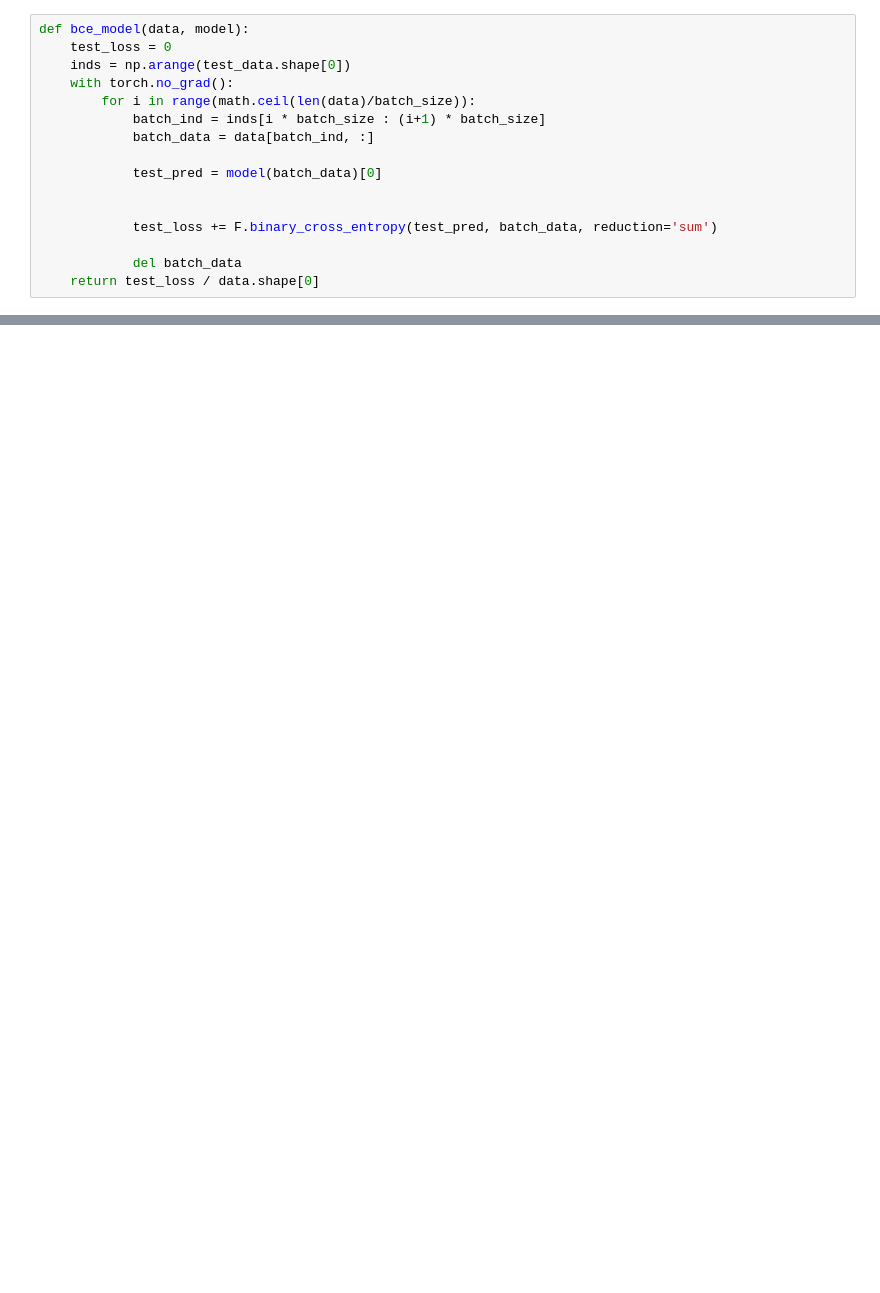
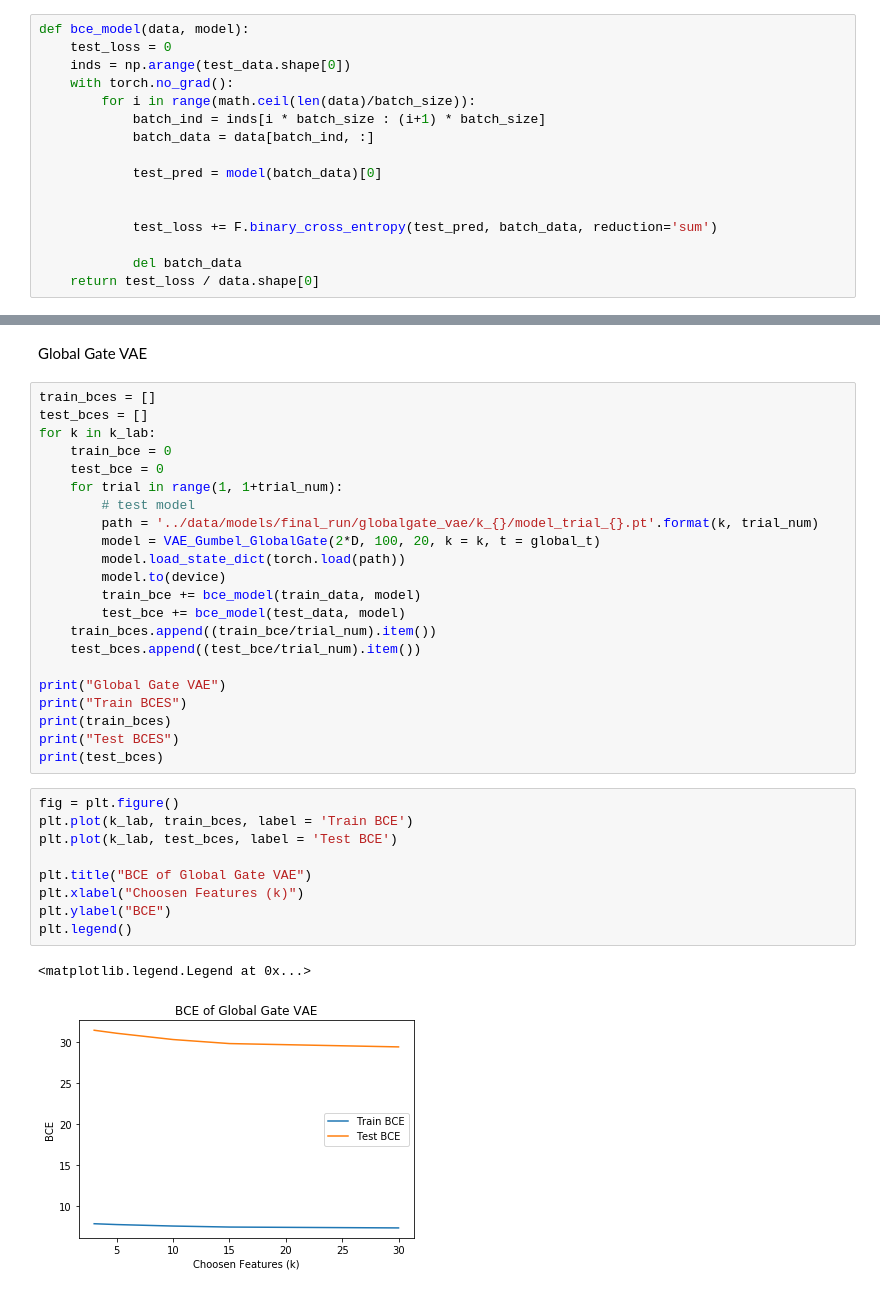
Before and after one commit to beelze-b/Differentiable-Sparse-Subset-Selection, a Jupyter notebook: notebooks/14_Visualization.ipynb, the cells around one changed output, grey strips where cells are left out. Cells and saved outputs as stored; diff of their text form; blank space fills up the shorter version.

```diff
--- a/notebooks/14_Visualization.ipynb
+++ b/notebooks/14_Visualization.ipynb
@@ -194,0 +489,36 @@ def top_logits_gumbel_batching_vae_gumbel(data, model):
+# %% [markdown]
+Global Gate VAE
+# %%
+train_bces = []
+test_bces = []
+for k in k_lab:
+    train_bce = 0
+    test_bce = 0
+    for trial in range(1, 1+trial_num):
+        # test model
+        path = '../data/models/final_run/globalgate_vae/k_{}/model_trial_{}.pt'.format(k, trial_num)
+        model = VAE_Gumbel_GlobalGate(2*D, 100, 20, k = k, t = global_t)
+        model.load_state_dict(torch.load(path))
+        model.to(device)
+        train_bce += bce_model(train_data, model)
+        test_bce += bce_model(test_data, model)
+    train_bces.append((train_bce/trial_num).item())
+    test_bces.append((test_bce/trial_num).item())
+
+print("Global Gate VAE")
+print("Train BCES")
+print(train_bces)
+print("Test BCES")
+print(test_bces)
+# %%
+fig = plt.figure()
+plt.plot(k_lab, train_bces, label = 'Train BCE')
+plt.plot(k_lab, test_bces, label = 'Test BCE')
+
+plt.title("BCE of Global Gate VAE")
+plt.xlabel("Choosen Features (k)")
+plt.ylabel("BCE")
+plt.legend()
+# %% [output]
+<matplotlib.legend.Legend at 0x...>
+[figure, added]
```
Also changed, not shown: parts of 30 cells of this notebook.
